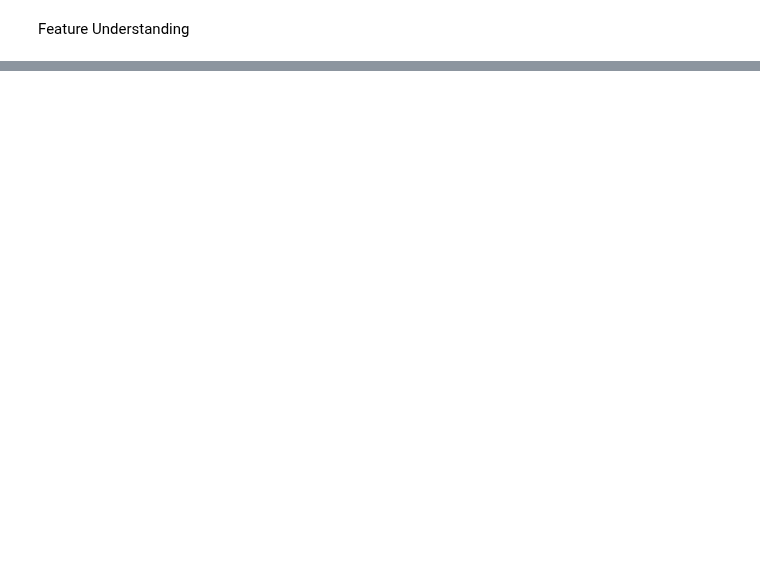
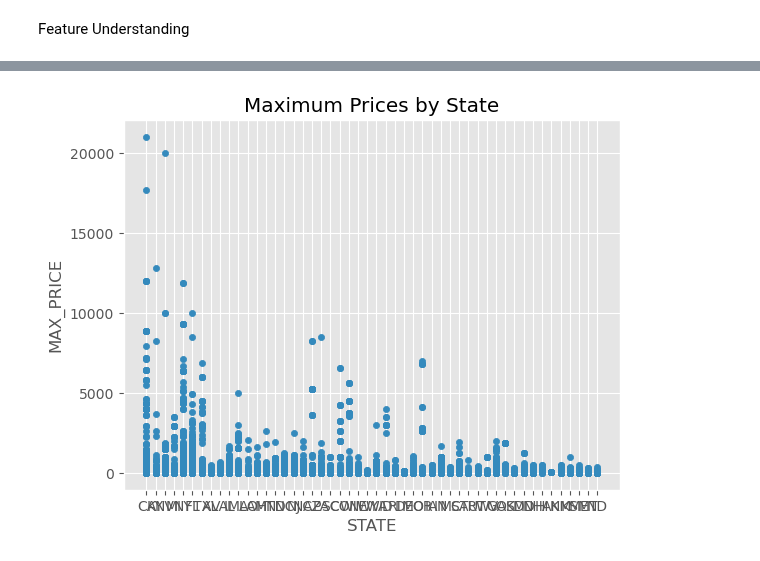
Before and after one commit to dq93/TicketMasterAPI, a Jupyter notebook: notebooks/Jacque_eda.ipynb, the cells around one changed output, grey strips where cells are left out. Saved outputs shown, nothing was run; the diff lists cells and outputs as text; code cells hidden in the pictures; blank space fills up the shorter version.

```diff
--- a/notebooks/Jacque_eda.ipynb
+++ b/notebooks/Jacque_eda.ipynb
@@ -283,0 +335,8 @@ df["MAX_PRICE"].value_counts() \
+# %%
+df.plot(kind="scatter",
+        x="STATE",
+        y= "MAX_PRICE",
+        title = "Maximum Prices by State")
+plt.show()
+# %% [output]
+[figure, added]
```
Also changed, not shown: parts of 11 cells of this notebook.
